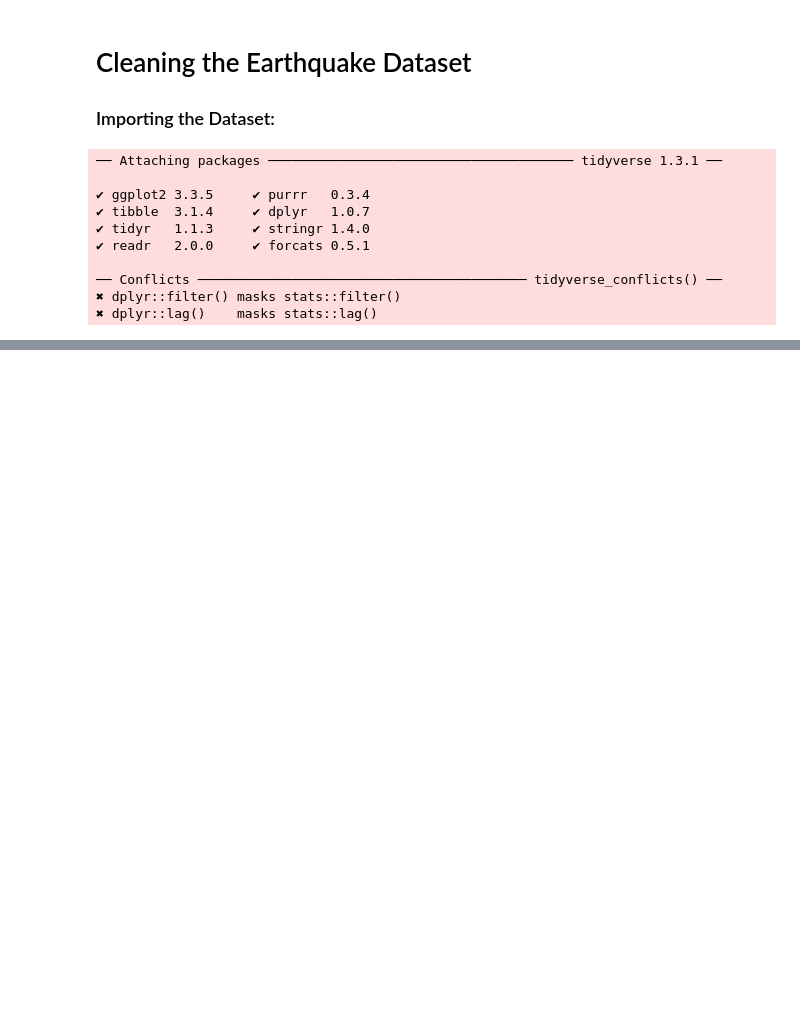
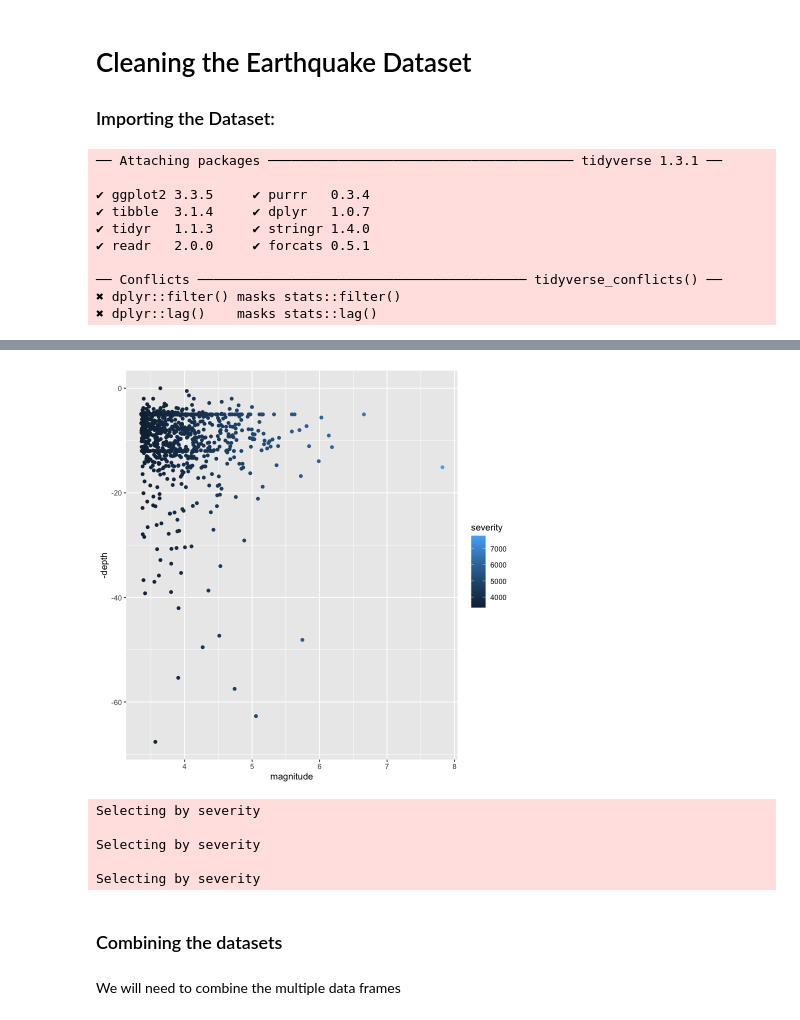
Before and after one commit to adaizh/datamac, a Jupyter notebook: EarthquakeNotebook.ipynb, the cells around one changed output, grey strips where cells are left out. Drawn from its saved outputs; the diff is of its cells as text; code cells hidden in the pictures; blank space fills up the shorter version.

```diff
--- a/EarthquakeNotebook.ipynb
+++ b/EarthquakeNotebook.ipynb
@@ -86,0 +103,36 @@ A tibble: 6 × 6
+# %%
+# note - could potentially break this down into multiple functions
+# we also may need to filter out magnitudetype Mw??
+
+wrangle_earthquake_data <- function(dataset) {
+    # step one - filter the required columns
+    filtered_data <- dataset %>% select(eventtype, origintime, longitude, latitude, magnitude, depth)
+
+    # step two - filter only the eventtype == "earthquake"
+    filtered_data <- filtered_data %>% filter(eventtype == "earthquake")
+
+    # step three - add a column for an earthquake's severity which will be calculated based on an earthquake's magnitude and depth
+    filtered_data <- filtered_data %>% mutate(severity = 1000 * magnitude - depth)
+
+    # step four - filter out insiginificant earthquakes
+
+    # I have done this by selecting the 100 most severe earthquakes.
+    # This could be done by selecting the top x% or by ranking the severity
+    # into 10 categories, and only taking those in the top 5 categoires?
+    filtered_data <- top_n(filtered_data, 1000)
+
+    ggplot(data=filtered_data) +
+        geom_point(mapping=aes(x=magnitude, y=depth, colour=severity))
+
+    # step five - group by originttime - HOW??
+    # filtered_data <- as.character(filtered_data$origintime)
+    # filtered_data <- as.Date(filtered_data$origintime) # changes to dates only, ignores the time
+    # filtered_data <- filtered_data %>% group_by(origintime)
+
+    # final step - return filtered data
+    return(filtered_data)
+}
+
+wrangled_df <- wrangle_earthquake_data(earthquake_df_2016_to_2021)
+
+head((wrangled_df))
@@ -86,0 +150,21 @@ A tibble: 6 × 6
+# %%
+ggplot(data=wrangled_df) +
+        geom_point(mapping=aes(x=magnitude, y=-depth, colour=severity))
+# %% [output]
+[figure, added]
+# %%
+# Run the wrangling function on each of the data sets
+
+wrangled_df_2005_to_2010 <- wrangle_earthquake_data(earthquake_df_2005_to_2010)
+wrangled_df_2011_to_2015 <- wrangle_earthquake_data(earthquake_df_2011_to_2015)
+wrangled_df_2016_to_2021 <- wrangle_earthquake_data(earthquake_df_2016_to_2021)
+# %% [output]
+Selecting by severity
+
+Selecting by severity
+
+Selecting by severity
+# %% [markdown]
+### Combining the datasets
+# %% [markdown]
+We will need to combine the multiple data frames
```
Also changed, not shown: parts of 18 cells of this notebook.
